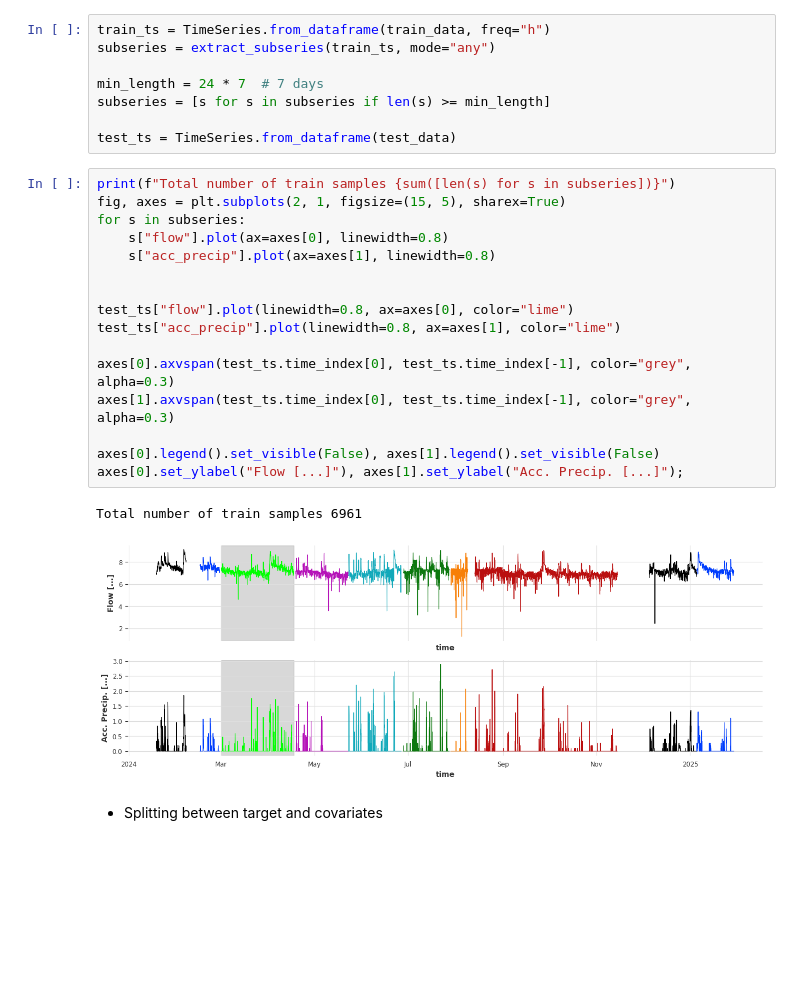
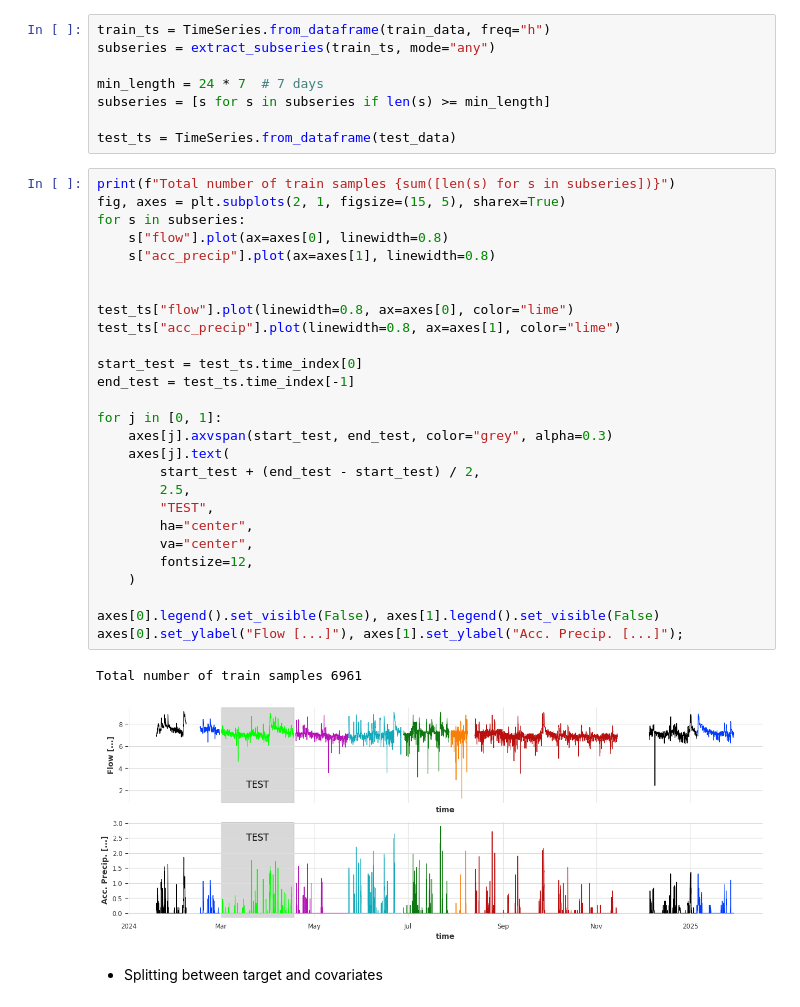
Before and after one commit to DHI/WaterBench-TimeSeries-WWTPINflow, a Jupyter notebook: code/feature_engineering.ipynb, the cells around one changed output. Saved outputs shown, nothing was run; the diff lists cells and outputs as text; blank space fills up the shorter version.

```diff
--- a/code/feature_engineering.ipynb
+++ b/code/feature_engineering.ipynb
@@ -94,22 +112,33 @@ test_ts = TimeSeries.from_dataframe(test_data)
 # %%
 print(f"Total number of train samples {sum([len(s) for s in subseries])}")
 fig, axes = plt.subplots(2, 1, figsize=(15, 5), sharex=True)
 for s in subseries:
     s["flow"].plot(ax=axes[0], linewidth=0.8)
     s["acc_precip"].plot(ax=axes[1], linewidth=0.8)
 
 
 test_ts["flow"].plot(linewidth=0.8, ax=axes[0], color="lime")
 test_ts["acc_precip"].plot(linewidth=0.8, ax=axes[1], color="lime")
 
-axes[0].axvspan(test_ts.time_index[0], test_ts.time_index[-1], color="grey", alpha=0.3)
-axes[1].axvspan(test_ts.time_index[0], test_ts.time_index[-1], color="grey", alpha=0.3)
+start_test = test_ts.time_index[0]
+end_test = test_ts.time_index[-1]
+
+for j in [0, 1]:
+    axes[j].axvspan(start_test, end_test, color="grey", alpha=0.3)
+    axes[j].text(
+        start_test + (end_test - start_test) / 2,
+        2.5,
+        "TEST",
+        ha="center",
+        va="center",
+        fontsize=12,
+    )
 
 axes[0].legend().set_visible(False), axes[1].legend().set_visible(False)
 axes[0].set_ylabel("Flow [...]"), axes[1].set_ylabel("Acc. Precip. [...]");
 # %% [output]
 Total number of train samples 6961
-[figure, old version]
+[figure, new version]
 # %% [markdown]
 - Splitting between target and covariates
 # %%
```
Also changed, not shown: parts of 3 cells of this notebook, 2 other files.
